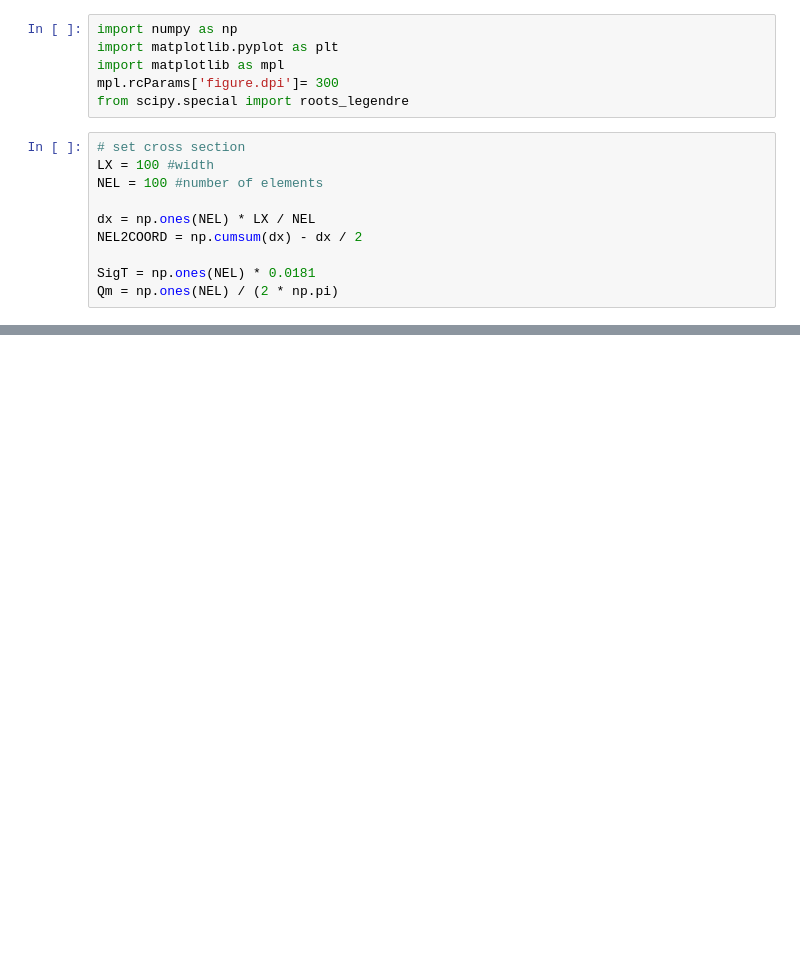
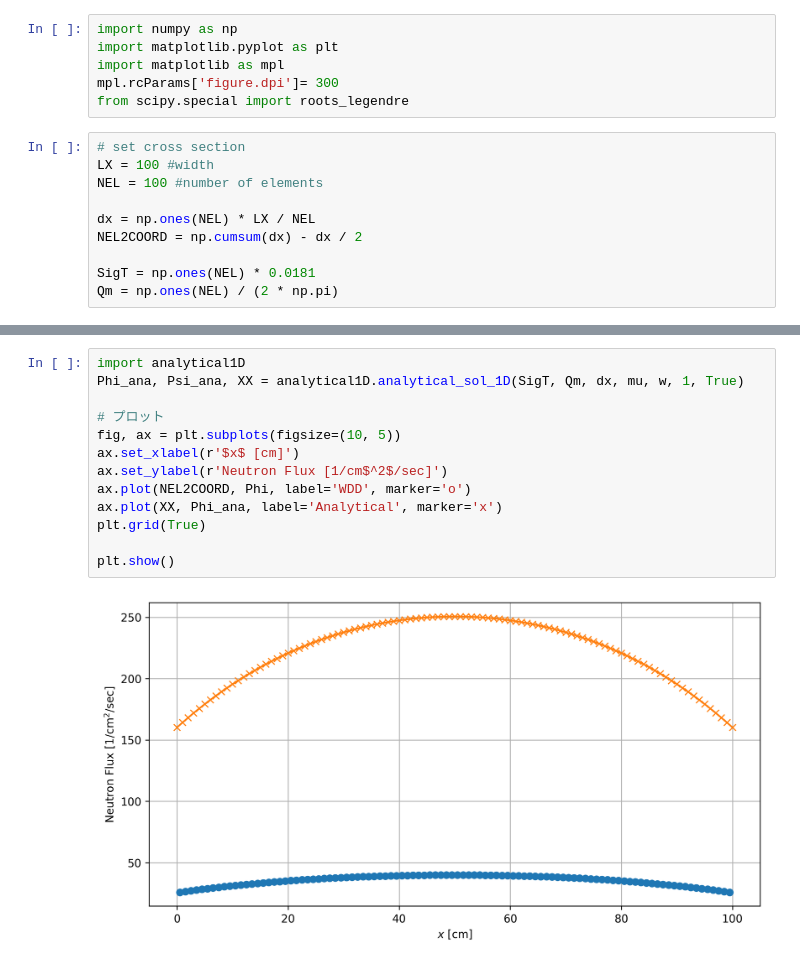
Before and after one commit to rikukasa/coding_reactor_physics, a Jupyter notebook: notebooks/wdd.ipynb, the cells around one changed output, grey strips where cells are left out. Cells and saved outputs as stored; diff of their text form; blank space fills up the shorter version.

Commit message:
Analytical

```diff
--- a/notebooks/wdd.ipynb
+++ b/notebooks/wdd.ipynb
@@ -110,0 +109,15 @@ plt.show()
+# %%
+import analytical1D
+Phi_ana, Psi_ana, XX = analytical1D.analytical_sol_1D(SigT, Qm, dx, mu, w, 1, True)
+
+# プロット
+fig, ax = plt.subplots(figsize=(10, 5))
+ax.set_xlabel(r'$x$ [cm]')
+ax.set_ylabel(r'Neutron Flux [1/cm$^2$/sec]')
+ax.plot(NEL2COORD, Phi, label='WDD', marker='o')
+ax.plot(XX, Phi_ana, label='Analytical', marker='x')
+plt.grid(True)
+
+plt.show()
+# %% [output]
+[figure, added]
```
Also changed, not shown: parts of 5 cells of this notebook, 1 other file.
